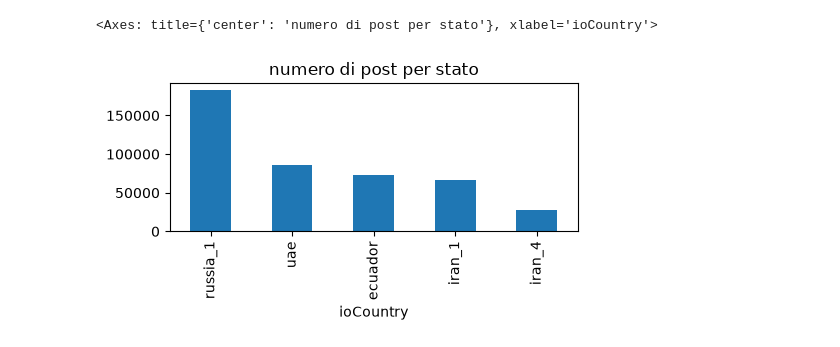
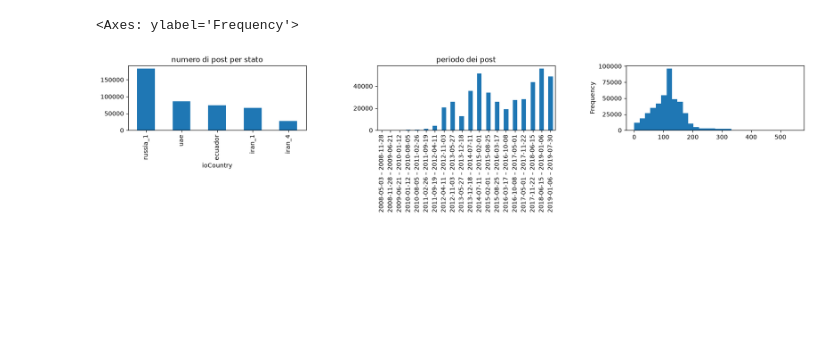
Before and after one commit to trynomial/DM26-27-G11, a Jupyter notebook: 2_values_statistics.ipynb, the cells around one changed output. Cells and saved outputs as stored; diff of their text form; code cells hidden in the pictures; blank space fills up the shorter version.

```diff
--- a/2_values_statistics.ipynb
+++ b/2_values_statistics.ipynb
@@ -6,17 +6,37 @@ import matplotlib.pyplot as pt
 import seaborn as sb
 # %%
 samplesize = 0.05
-sample = pd.read_pickle(f"./data/sample_{samplesize}.pkl")
+sample = pd.read_pickle(f"./data/sample_{samplesize}_clean.pkl")
 dataset = sample
 # %%
 import matplotlib.pyplot as plt
 # Set up a grid of plots:
 fig = plt.figure(figsize=(20, 10))
 fig_dims = (4, 3)
 fig.subplots_adjust(hspace=0.4, wspace=0.4)
 
 plt.subplot2grid(fig_dims, (0, 0))
 dataset["ioCountry"].value_counts().plot(kind='bar',title='numero di post per stato')
+
+plt.subplot2grid(fig_dims, (0, 1))
+# quando si tratta di punti nel tempo, usare sturges o simili per calcolare il numero di bucket
+# sarebbe sbagliato, perché non seguono una distribuzione normale (potrebbero farlo come ora del giorno)
+# è più ragionevole usare un numero fisso i buckets che non sia troppo alto da risultare scomodo
+# pandas si incasina con le date, quindi prima assegnamo a ogni record il suo bucket
+ptc = dataset["post_time_clean"]
+buckets = pd.cut(ptc, bins=20).value_counts(sort=False)
+# poi sistemiamo l'etichetta da precisione piena a giusto il giorno
+buckets.index = [f"{b.left:%Y-%m-%d} – {b.right:%Y-%m-%d}" for b in buckets.index]
+# e poi plottiamo
+buckets.plot(kind="bar", title="periodo dei post")
+# dataset["post_time_clean"].plot(kind="hist", title="periodo dei post", bins=20)
+
+plt.subplot2grid(fig_dims, (0, 2))
+# usare la lunghezza del testo è un po' grezzo, così come il numero di parole (possono cambiare col linguaggio),
+# ma per farsi un'idea iniziale funziona. Anche in questo caso sturges è un po' grezzo, e usiamo un numero comodo di bins
+
+dataset["post_text_clean"].str.len().plot(kind="hist", bins=30)
+# anche in questo caso ci sono evidentemente degli outlier molto lunghi e poco comuni
 # %% [output]
-<Axes: title={'center': 'numero di post per stato'}, xlabel='ioCountry'>
+<Axes: ylabel='Frequency'>
-[figure, old version]
+[figure, new version]
```
Also changed, not shown: 2 other files.
